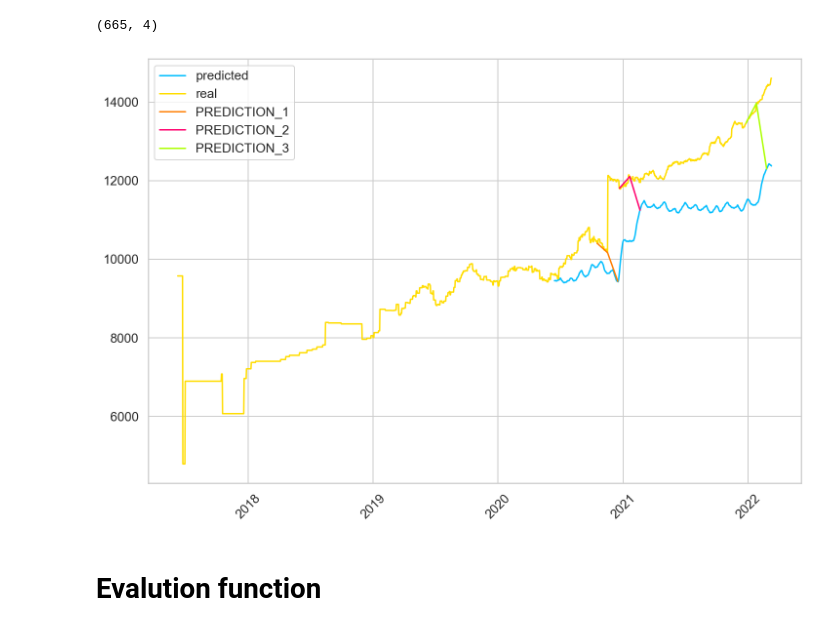
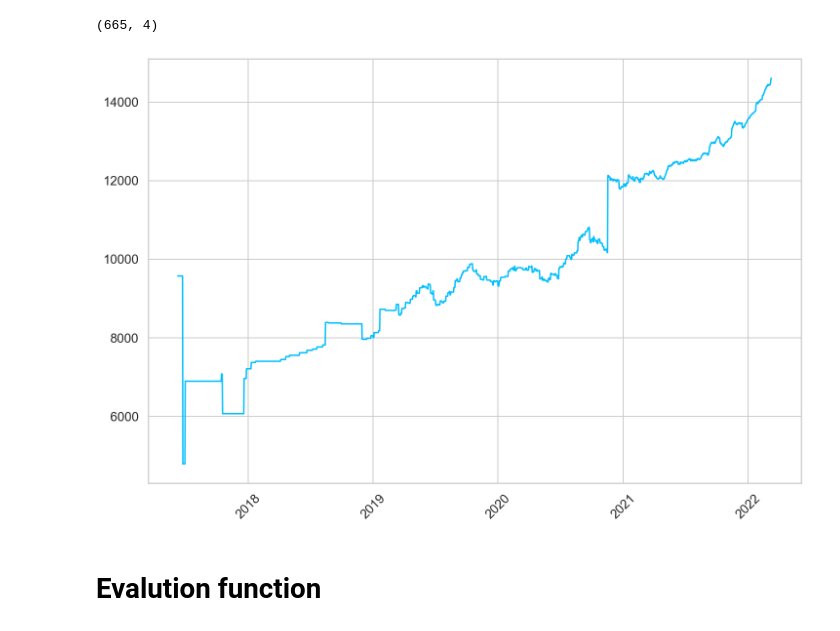
Before and after one commit to Thetang-145/BIA-WatchLists, a Jupyter notebook: Multivariate_TSF_with_LSTM.ipynb, the cells around one changed output. Cells and saved outputs as stored; diff of their text form; code cells hidden in the pictures.

```diff
--- a/Multivariate_TSF_with_LSTM.ipynb
+++ b/Multivariate_TSF_with_LSTM.ipynb
@@ -502,26 +502,26 @@ print(test_sequences_data.shape)
 # %%
 test_dates = matplotlib.dates.date2num(test_sequences_data.Date.tolist())
 all_dates = matplotlib.dates.date2num(watch.Date.tolist())
-plt.plot_date(test_dates[DAYS_PREDICTION:], predictions_descaled, '-', label='predicted')
+# plt.plot_date(test_dates[DAYS_PREDICTION:], predictions_descaled, '-', label='predicted')
 plt.plot_date(all_dates, watch.Price.tolist(), '-', label='real')
 
-i = 185
-plt.plot_date([test_dates[i-SEQUENCE_LENGTH], test_dates[i], test_dates[DAYS_PREDICTION+i]],
-[labels_descaled[i-DAYS_PREDICTION-SEQUENCE_LENGTH], labels_descaled[i-DAYS_PREDICTION], predictions_descaled[i]], '-', label='PREDICTION_1')
+# i = 185
+# plt.plot_date([test_dates[i-SEQUENCE_LENGTH], test_dates[i], test_dates[DAYS_PREDICTION+i]],
+# [labels_descaled[i-DAYS_PREDICTION-SEQUENCE_LENGTH], labels_descaled[i-DAYS_PREDICTION], predictions_descaled[i]], '-', label='PREDICTION_1')
 
-i = 250
-plt.plot_date([test_dates[i-SEQUENCE_LENGTH], test_dates[i], test_dates[DAYS_PREDICTION+i]],
-[labels_descaled[i-DAYS_PREDICTION-SEQUENCE_LENGTH], labels_descaled[i-DAYS_PREDICTION], predictions_descaled[i]], '-', label='PREDICTION_2')
+# i = 250
+# plt.plot_date([test_dates[i-SEQUENCE_LENGTH], test_dates[i], test_dates[DAYS_PREDICTION+i]],
+# [labels_descaled[i-DAYS_PREDICTION-SEQUENCE_LENGTH], labels_descaled[i-DAYS_PREDICTION], predictions_descaled[i]], '-', label='PREDICTION_2')
 
-i = 620
-plt.plot_date([test_dates[i-SEQUENCE_LENGTH], test_dates[i], test_dates[DAYS_PREDICTION+i]],
-[labels_descaled[i-DAYS_PREDICTION-SEQUENCE_LENGTH], labels_descaled[i-DAYS_PREDICTION], predictions_descaled[i]], '-', label='PREDICTION_3')
+# i = 620
+# plt.plot_date([test_dates[i-SEQUENCE_LENGTH], test_dates[i], test_dates[DAYS_PREDICTION+i]],
+# [labels_descaled[i-DAYS_PREDICTION-SEQUENCE_LENGTH], labels_descaled[i-DAYS_PREDICTION], predictions_descaled[i]], '-', label='PREDICTION_3')
 
 plt.xticks(rotation=45)
-plt.legend()
+# plt.legend()
 plt.show()
 # %% [output]
-[figure, old version]
+[figure, new version]
 # %% [markdown]
 # Evalution function
 # %%
```
Also changed, not shown: parts of 6 cells of this notebook, 4 other files.
